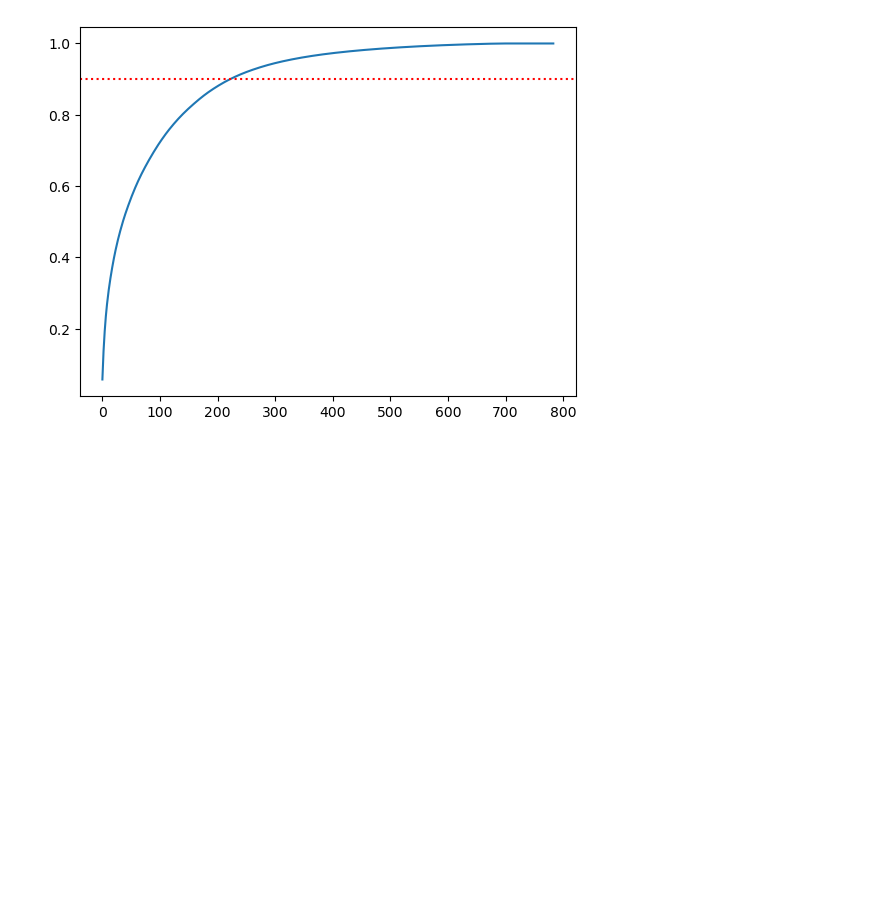
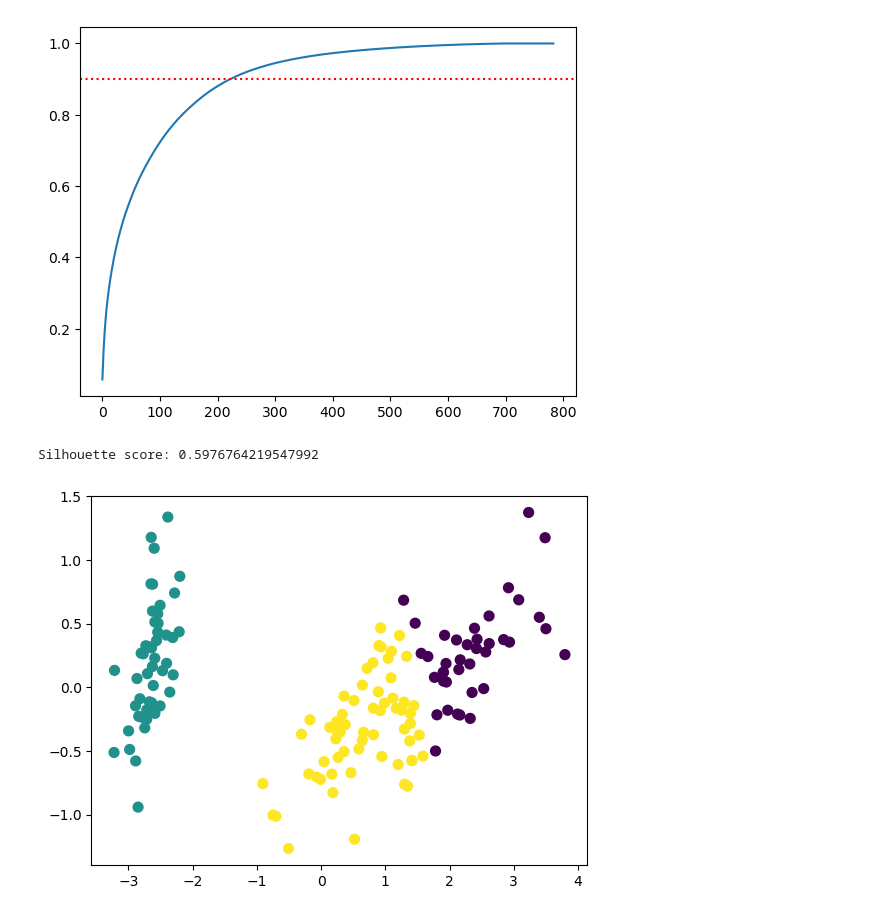
Before and after one commit to orbin123/Machine_Learning, a Jupyter notebook: Unsupervised_Learning/WEEK 2/pca_.ipynb, the cells around one changed output. Cells and saved outputs as stored; diff of their text form; code cells hidden in the pictures; blank space fills up the shorter version.

```diff
--- a/Unsupervised_Learning/WEEK 2/pca_.ipynb
+++ b/Unsupervised_Learning/WEEK 2/pca_.ipynb
@@ -288,3 +288,28 @@ plt.axhline(y=0.9, color='red', linestyle='dotted')
 # %% [output]
 <matplotlib.lines.Line2D at 0x...>
 [figure]
+# %%
+# practice
+from sklearn.datasets import load_iris
+from sklearn.decomposition import PCA
+from sklearn.cluster import KMeans
+from sklearn.metrics import silhouette_score
+import matplotlib.pyplot as plt
+
+data = load_iris()
+X, y = data.data, data.target
+
+pca = PCA(n_components=2)
+X_pca = pca.fit_transform(X)
+
+kmeans = KMeans(n_clusters=3, random_state=42)
+labels = kmeans.fit_predict(X_pca)
+
+score = silhouette_score(X_pca, labels)
+print("Silhouette score:", score)
+
+plt.scatter(X_pca[:, 0], X_pca[:, 1], c=labels, cmap='viridis', s=50)
+plt.show()
+# %% [output]
+Silhouette score: 0.5976764219547992
+[figure, added]
```
Also changed, not shown: 30 other files.
